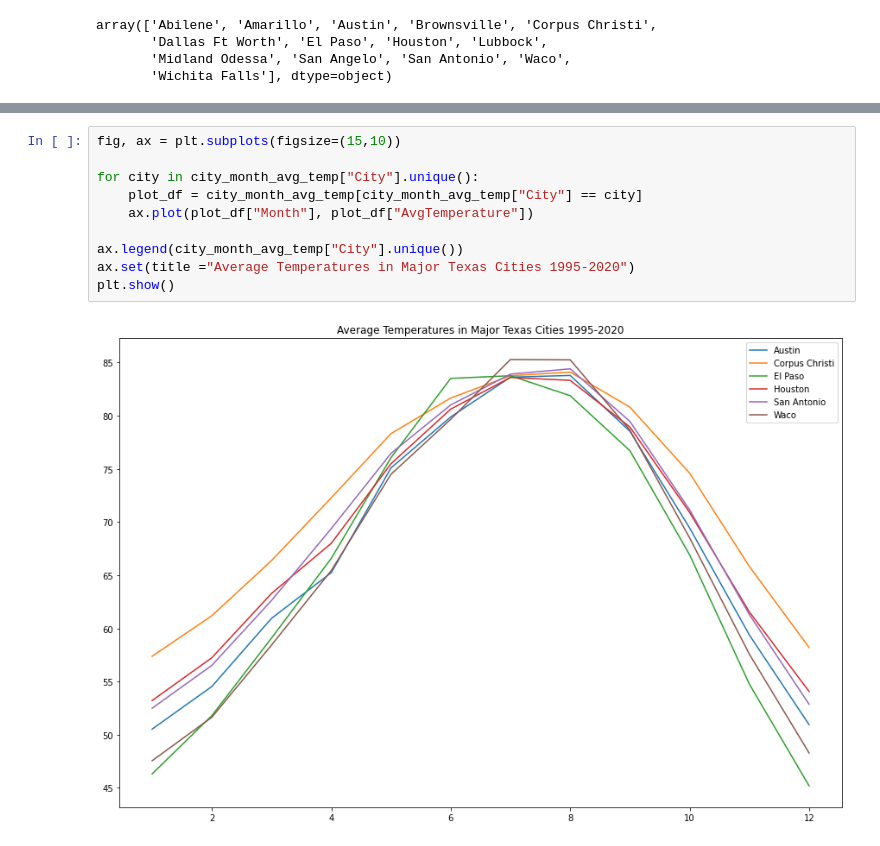
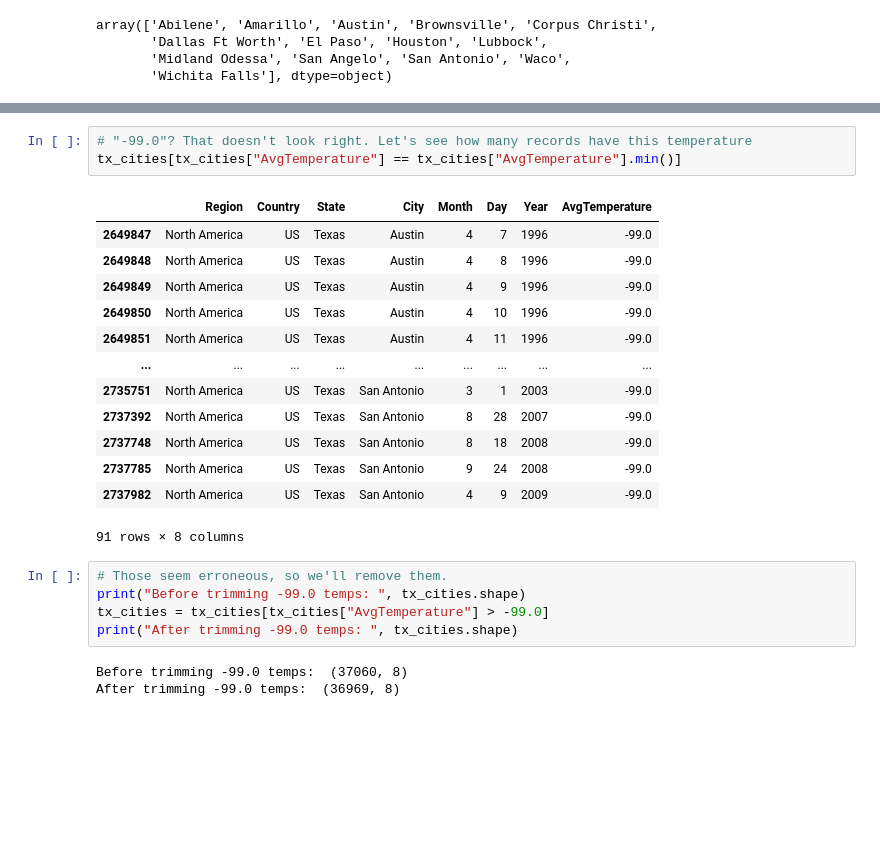
Before and after one commit to frankfeder/city-temps, a Jupyter notebook: temps_eda.ipynb, the cells around one changed output, grey strips where cells are left out. Cells and saved outputs as stored; diff of their text form; blank space fills up the shorter version.

```diff
--- a/temps_eda.ipynb
+++ b/temps_eda.ipynb
@@ -81,12 +88,25 @@ city_month_avg_temp.head(15)
-# %%
-fig, ax = plt.subplots(figsize=(15,10))
-
-for city in city_month_avg_temp["City"].unique():
-    plot_df = city_month_avg_temp[city_month_avg_temp["City"] == city]
-    ax.plot(plot_df["Month"], plot_df["AvgTemperature"])
-
-ax.legend(city_month_avg_temp["City"].unique())
-ax.set(title ="Average Temperatures in Major Texas Cities 1995-2020")
-plt.show()
-# %% [output]
-[figure, removed]
+# %%
+# "-99.0"? That doesn't look right. Let's see how many records have this temperature
+tx_cities[tx_cities["AvgTemperature"] == tx_cities["AvgTemperature"].min()]
+# %% [output]
+|  | Region | Country | State | City | Month | Day | Year | AvgTemperature |
+| 2649847 | North America | US | Texas | Austin | 4 | 7 | 1996 | -99.0 |
+| 2649848 | North America | US | Texas | Austin | 4 | 8 | 1996 | -99.0 |
+| 2649849 | North America | US | Texas | Austin | 4 | 9 | 1996 | -99.0 |
+| 2649850 | North America | US | Texas | Austin | 4 | 10 | 1996 | -99.0 |
+| 2649851 | North America | US | Texas | Austin | 4 | 11 | 1996 | -99.0 |
+| ... | ... | ... | ... | ... | ... | ... | ... | ... |
+| 2735751 | North America | US | Texas | San Antonio | 3 | 1 | 2003 | -99.0 |
+| 2737392 | North America | US | Texas | San Antonio | 8 | 28 | 2007 | -99.0 |
+| 2737748 | North America | US | Texas | San Antonio | 8 | 18 | 2008 | -99.0 |
+| 2737785 | North America | US | Texas | San Antonio | 9 | 24 | 2008 | -99.0 |
+| 2737982 | North America | US | Texas | San Antonio | 4 | 9 | 2009 | -99.0 |
+91 rows × 8 columns
+# %%
+# Those seem erroneous, so we'll remove them.
+print("Before trimming -99.0 temps: ", tx_cities.shape)
+tx_cities = tx_cities[tx_cities["AvgTemperature"] > -99.0]
+print("After trimming -99.0 temps: ", tx_cities.shape)
+# %% [output]
+Before trimming -99.0 temps:  (37060, 8)
+After trimming -99.0 temps:  (36969, 8)
```
Also changed, not shown: parts of 5 cells of this notebook.
